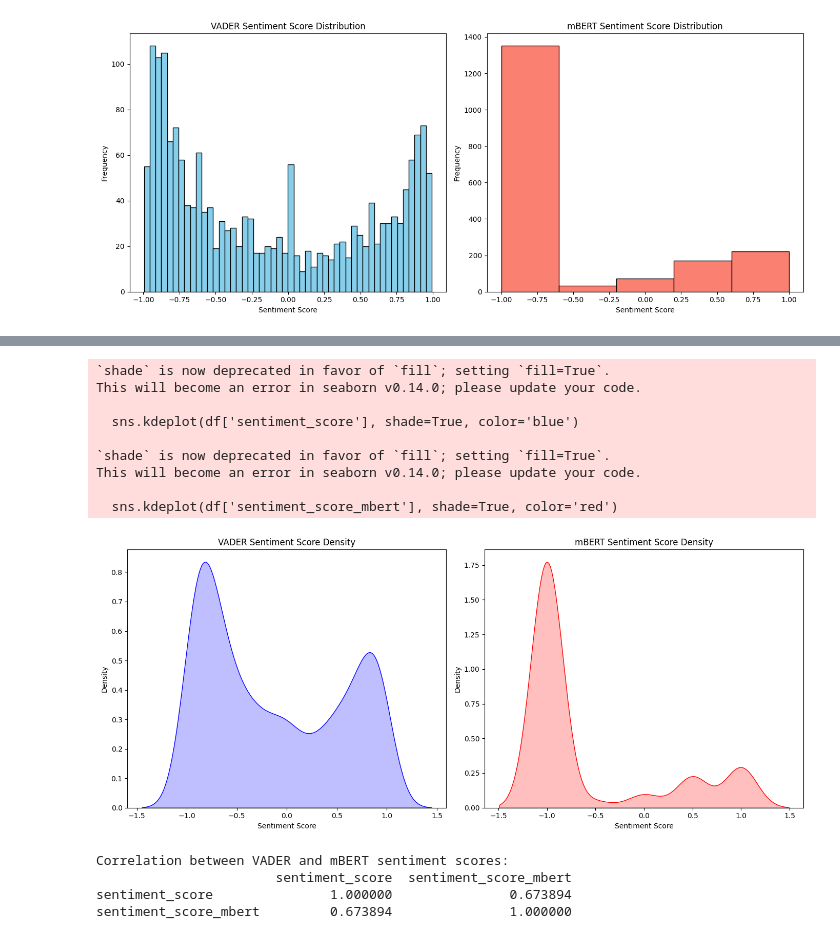
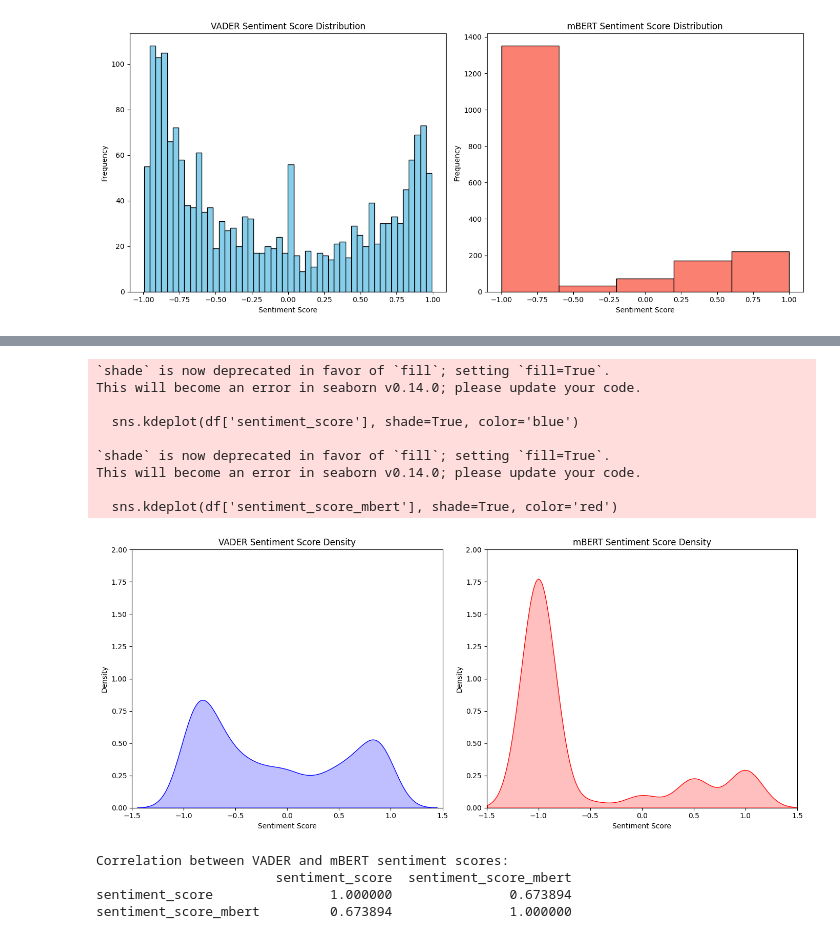
Before and after one commit to cijjas/nlp, a Jupyter notebook: src/en/analysis_en.ipynb, the cells around one changed output, grey strips where cells are left out. Cells and saved outputs as stored; diff of their text form; code cells hidden in the pictures.

Commit message:
improve vader vs bert graphs

```diff
--- a/src/en/analysis_en.ipynb
+++ b/src/en/analysis_en.ipynb
@@ -282,33 +308,43 @@ plt.show()
 # %%
+
 import seaborn as sns
+import matplotlib.pyplot as plt
 
 plt.figure(figsize=(14, 6))
+
+# Definir el rango común del eje x y del eje y
+x_range = (-1.5, 1.5)
+y_range = (0, 2)
 
 # VADER Sentiment Score Density Plot
 plt.subplot(1, 2, 1)
 sns.kdeplot(df['sentiment_score'], shade=True, color='blue')
 plt.title('VADER Sentiment Score Density')
 plt.xlabel('Sentiment Score')
+plt.xlim(x_range)
+plt.ylim(y_range)
 
 # mBERT Sentiment Score Density Plot
 plt.subplot(1, 2, 2)
 sns.kdeplot(df['sentiment_score_mbert'], shade=True, color='red')
 plt.title('mBERT Sentiment Score Density')
 plt.xlabel('Sentiment Score')
+plt.xlim(x_range)
+plt.ylim(y_range)
 
 plt.tight_layout()
 plt.show()
 # %% [output]
 `shade` is now deprecated in favor of `fill`; setting `fill=True`.
 This will become an error in seaborn v0.14.0; please update your code.
 
   sns.kdeplot(df['sentiment_score'], shade=True, color='blue')
 
 `shade` is now deprecated in favor of `fill`; setting `fill=True`.
 This will become an error in seaborn v0.14.0; please update your code.
 
   sns.kdeplot(df['sentiment_score_mbert'], shade=True, color='red')
-[figure, old version]
+[figure, new version]
 # %%
 correlation = df[['sentiment_score', 'sentiment_score_mbert']].corr(method='pearson')
 print("Correlation between VADER and mBERT sentiment scores:")
```
Also changed, not shown: parts of 1 cell of this notebook.
